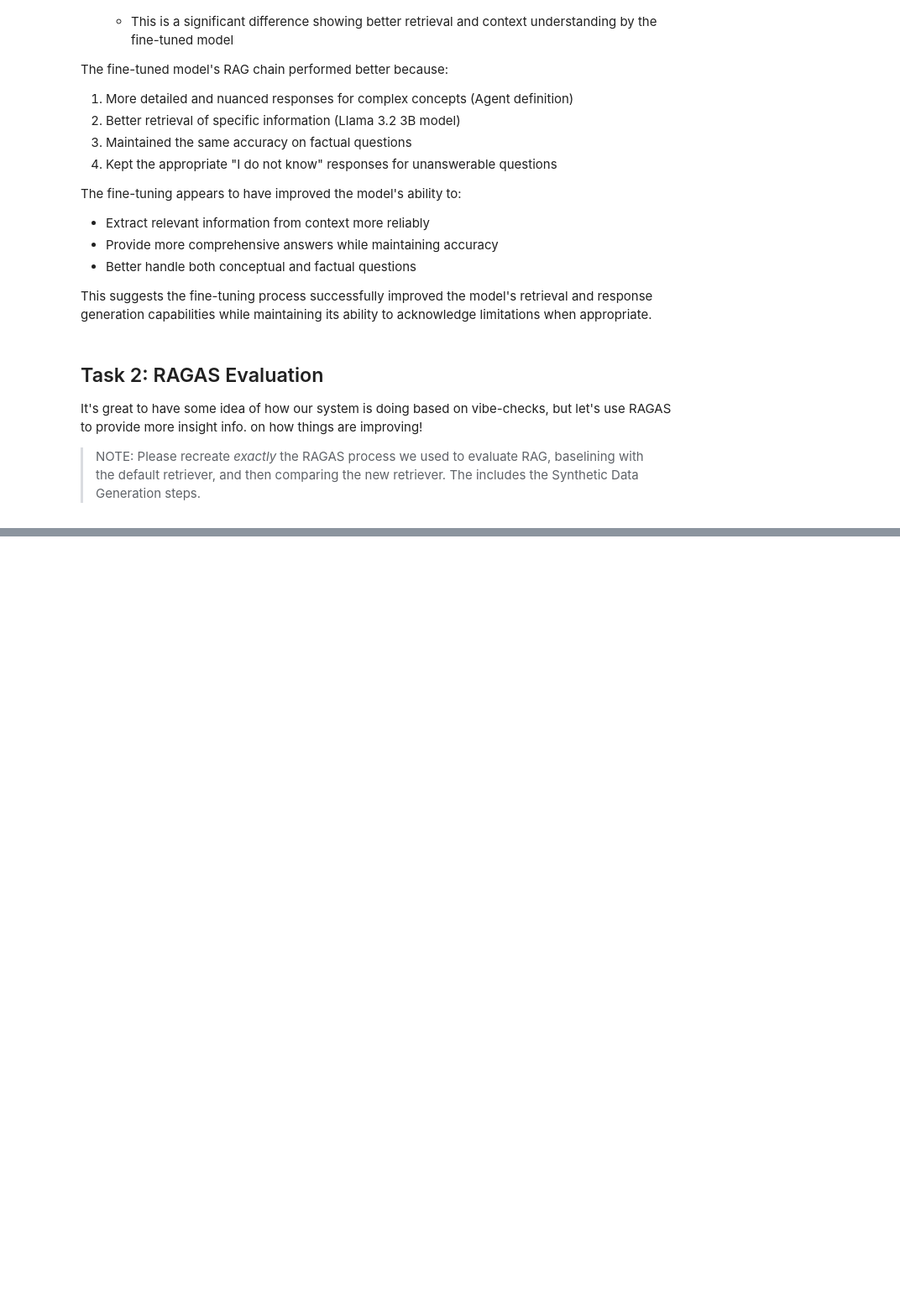
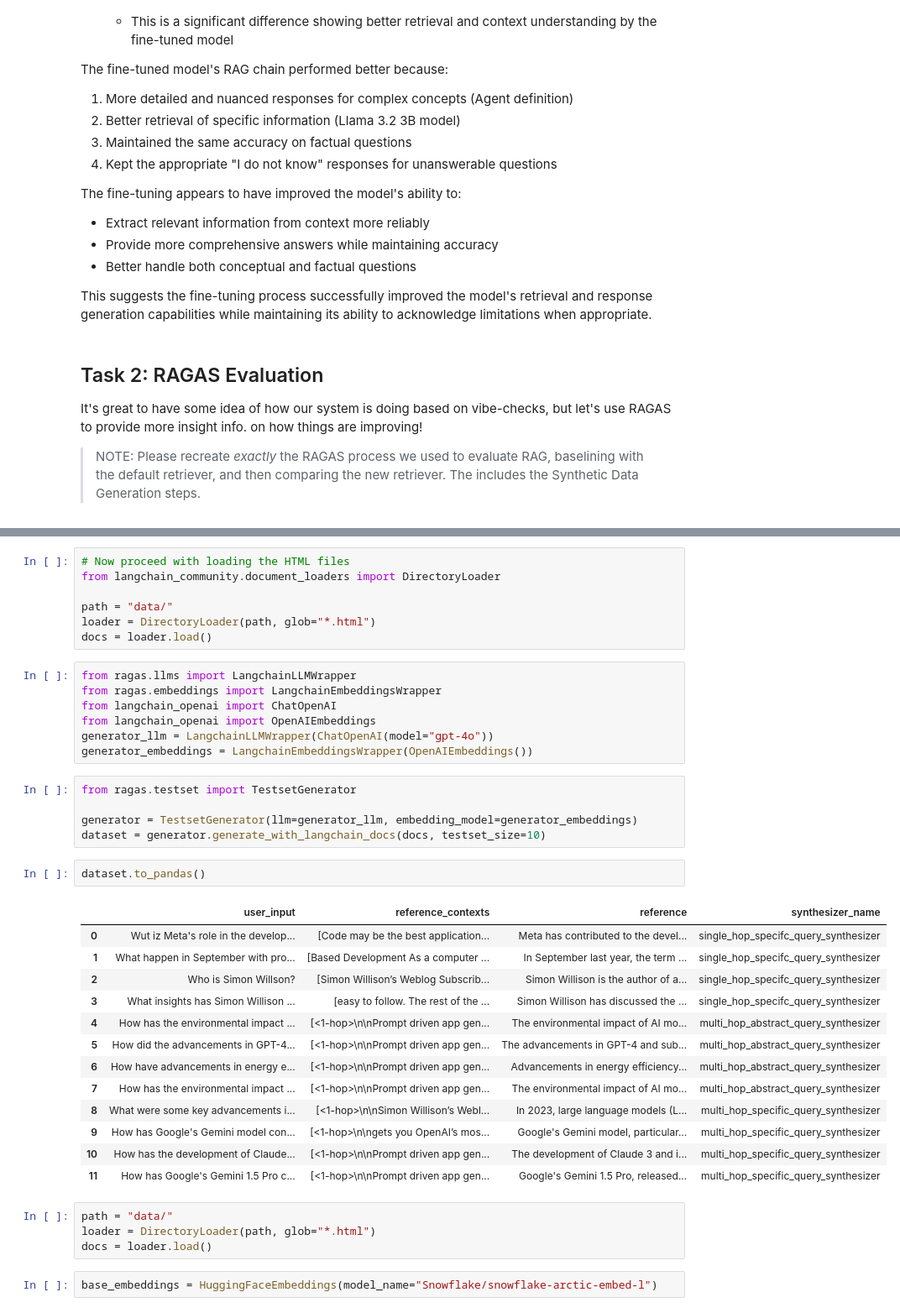
Before and after one commit to NageshMuralidhar/AIE5, a Jupyter notebook: 09_Finetuning_Embeddings/Fine_tuning_Embedding_Models_for_RAG_Solution_Notebook.ipynb, the cells around one changed output, grey strips where cells are left out. Shown at 84% size. Drawn from its saved outputs; the diff is of its cells as text; blank space fills up the shorter version.

```diff
--- a/09_Finetuning_Embeddings/Fine_tuning_Embedding_Models_for_RAG_Solution_Notebook.ipynb
+++ b/09_Finetuning_Embeddings/Fine_tuning_Embedding_Models_for_RAG_Solution_Notebook.ipynb
@@ -878,0 +917,41 @@ It's great to have some idea of how our system is doing based on vibe-checks, bu
+# %%
+# Now proceed with loading the HTML files
+from langchain_community.document_loaders import DirectoryLoader
+
+path = "data/"
+loader = DirectoryLoader(path, glob="*.html")
+docs = loader.load()
+# %%
+from ragas.llms import LangchainLLMWrapper
+from ragas.embeddings import LangchainEmbeddingsWrapper
+from langchain_openai import ChatOpenAI
+from langchain_openai import OpenAIEmbeddings
+generator_llm = LangchainLLMWrapper(ChatOpenAI(model="gpt-4o"))
+generator_embeddings = LangchainEmbeddingsWrapper(OpenAIEmbeddings())
+# %%
+from ragas.testset import TestsetGenerator
+
+generator = TestsetGenerator(llm=generator_llm, embedding_model=generator_embeddings)
+dataset = generator.generate_with_langchain_docs(docs, testset_size=10)
+# %%
+dataset.to_pandas()
+# %% [output]
+|  | user_input | reference_contexts | reference | synthesizer_name |
+| 0 | Wut iz Meta's role in the develop... | [Code may be the best application... | Meta has contributed to the devel... | single_hop_specifc_query_synthesizer |
+| 1 | What happen in September with pro... | [Based Development As a computer ... | In September last year, the term ... | single_hop_specifc_query_synthesizer |
+| 2 | Who is Simon Willson? | [Simon Willison’s Weblog Subscrib... | Simon Willison is the author of a... | single_hop_specifc_query_synthesizer |
+| 3 | What insights has Simon Willison ... | [easy to follow. The rest of the ... | Simon Willison has discussed the ... | single_hop_specifc_query_synthesizer |
+| 4 | How has the environmental impact ... | [<1-hop>\n\nPrompt driven app gen... | The environmental impact of AI mo... | multi_hop_abstract_query_synthesizer |
+| 5 | How did the advancements in GPT-4... | [<1-hop>\n\nPrompt driven app gen... | The advancements in GPT-4 and sub... | multi_hop_abstract_query_synthesizer |
+| 6 | How have advancements in energy e... | [<1-hop>\n\nPrompt driven app gen... | Advancements in energy efficiency... | multi_hop_abstract_query_synthesizer |
+| 7 | How has the environmental impact ... | [<1-hop>\n\nPrompt driven app gen... | The environmental impact of AI mo... | multi_hop_abstract_query_synthesizer |
+| 8 | What were some key advancements i... | [<1-hop>\n\nSimon Willison’s Webl... | In 2023, large language models (L... | multi_hop_specific_query_synthesizer |
+| 9 | How has Google's Gemini model con... | [<1-hop>\n\ngets you OpenAI’s mos... | Google's Gemini model, particular... | multi_hop_specific_query_synthesizer |
+| 10 | How has the development of Claude... | [<1-hop>\n\nPrompt driven app gen... | The development of Claude 3 and i... | multi_hop_specific_query_synthesizer |
+| 11 | How has Google's Gemini 1.5 Pro c... | [<1-hop>\n\nPrompt driven app gen... | Google's Gemini 1.5 Pro, released... | multi_hop_specific_query_synthesizer |
+# %%
+path = "data/"
+loader = DirectoryLoader(path, glob="*.html")
+docs = loader.load()
+# %%
+base_embeddings = HuggingFaceEmbeddings(model_name="Snowflake/snowflake-arctic-embed-l")
```
Also changed, not shown: parts of 24 cells of this notebook, 2 other files.
